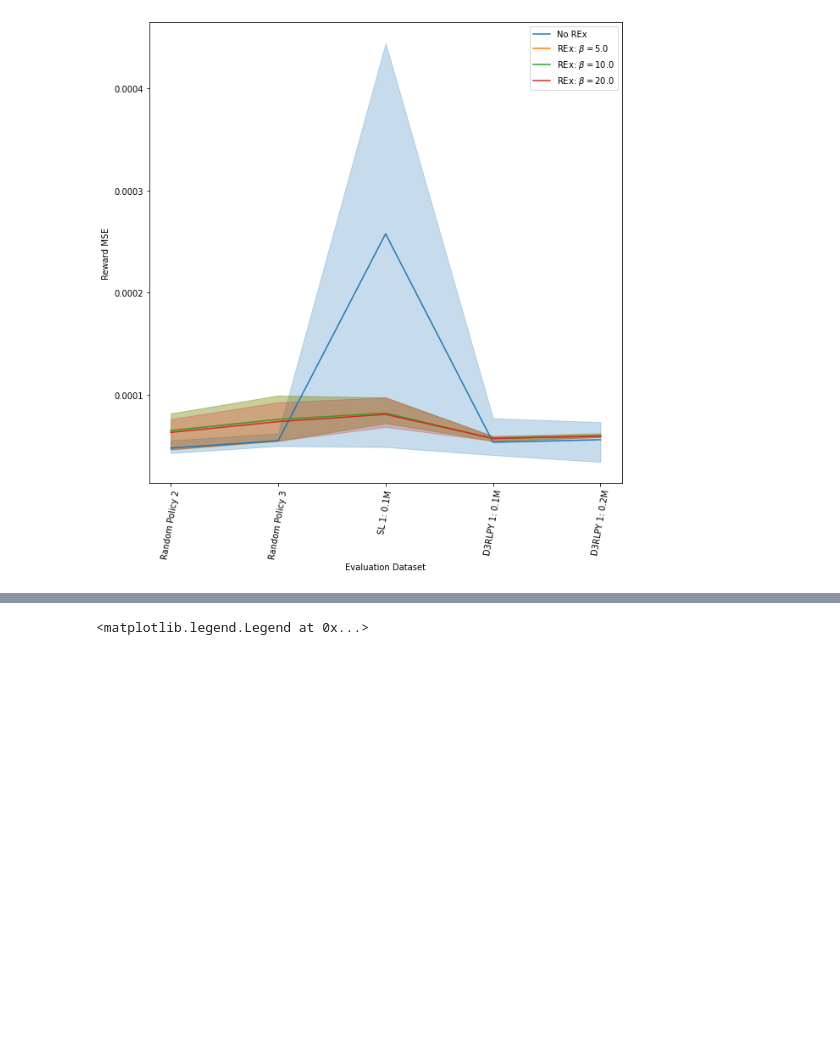
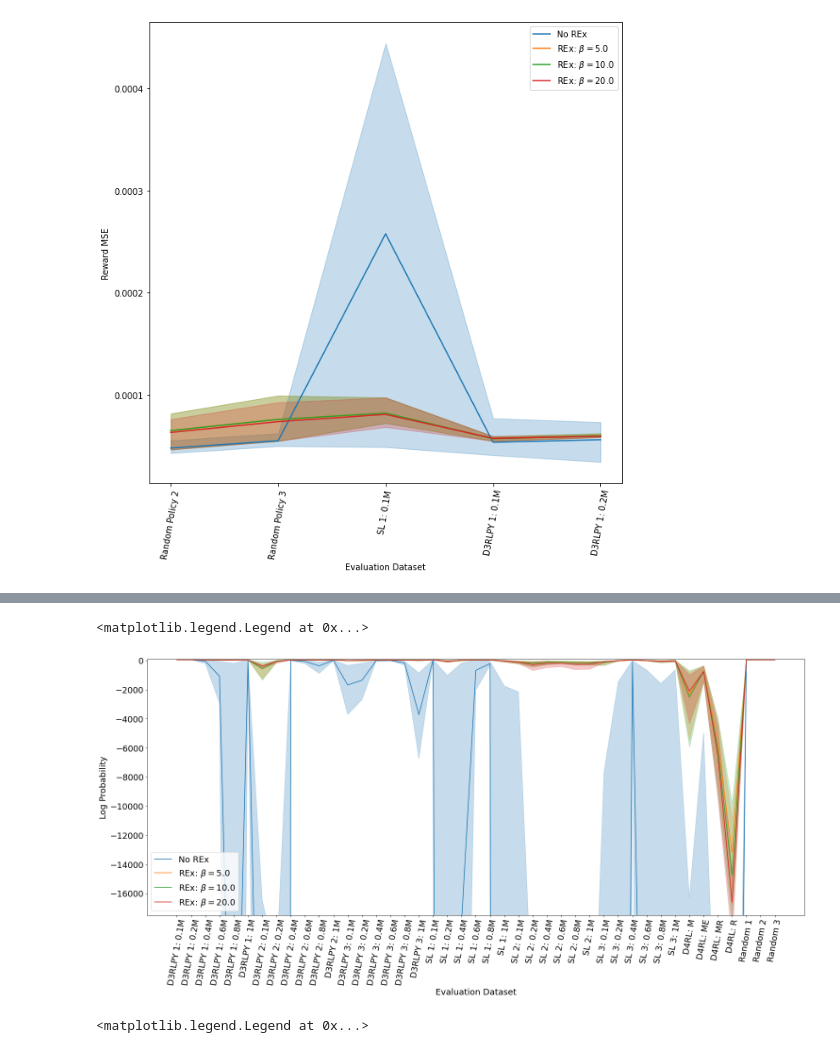
Before and after one commit to thatscotdatasci/mopo, a Jupyter notebook: jupyter/hopper/model_scoring_mixed_rt_3.ipynb, the cells around one changed output, grey strips where cells are left out. Saved outputs shown, nothing was run; the diff lists cells and outputs as text; code cells hidden in the pictures; blank space fills up the shorter version.

```diff
--- a/jupyter/hopper/model_scoring_mixed_rt_3.ipynb
+++ b/jupyter/hopper/model_scoring_mixed_rt_3.ipynb
@@ -267,3 +267,30 @@ ax.legend()
+# %%
+fig, ax = plt.subplots(1, 1, figsize=(25, 10))
+
+metric = 'log_prob'
+for i, (exp_avgs, exp_mins, exp_maxs) in enumerate([
+    (scores_no_rex_avgs_df, scores_no_rex_mins_df, scores_no_rex_maxs_df),
+    (scores_rex_5_avgs_df, scores_rex_5_mins_df, scores_rex_5_maxs_df),
+    (scores_rex_10_avgs_df, scores_rex_10_mins_df, scores_rex_10_maxs_df),
+    (scores_rex_20_avgs_df, scores_rex_20_mins_df, scores_rex_20_maxs_df),
+]):
+    plot_avgs = exp_avgs.set_index('evaluation_dataset').loc[evaluation_datasets][metric]
+    plot_mins = exp_mins.set_index('evaluation_dataset').loc[evaluation_datasets][metric]
+    plot_maxs = exp_maxs.set_index('evaluation_dataset').loc[evaluation_datasets][metric]
+    ax.plot(evaluation_datasets, plot_avgs, label=labels[i], c=cols[i])
+    ax.fill_between(evaluation_datasets, plot_mins, plot_maxs, alpha=0.25, color=cols[i])
+
+# for i in training_datasets:
+#     ax.axvline(i, ls='--', color='r')
+
+ax.set_xticks(ax.get_xticks(), evaluation_labels, rotation=80)
+ax.set_xlabel('Evaluation Dataset')
+ax.set_ylabel('Log Probability')
+ax.set_ylim(-17500,100)
+ax.legend()
+# %% [output]
+<matplotlib.legend.Legend at 0x...>
+[figure, added]
 # %%
 fig, ax = plt.subplots(1, 1, figsize=(10, 10))
 
```
Also changed, not shown: parts of 5 cells of this notebook, 28 other files.
